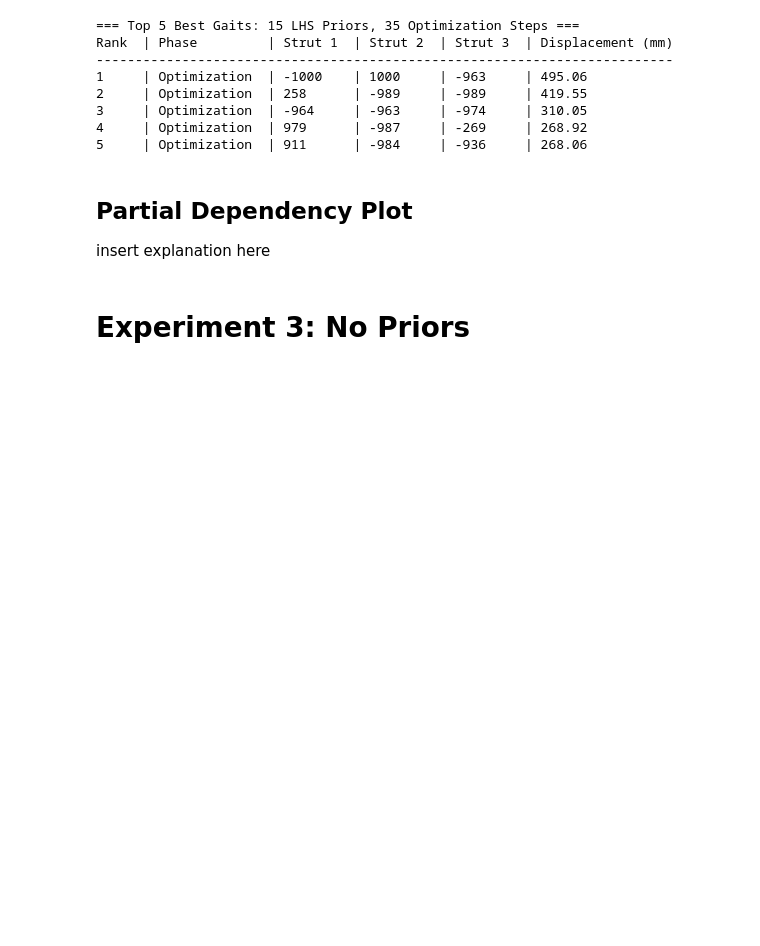
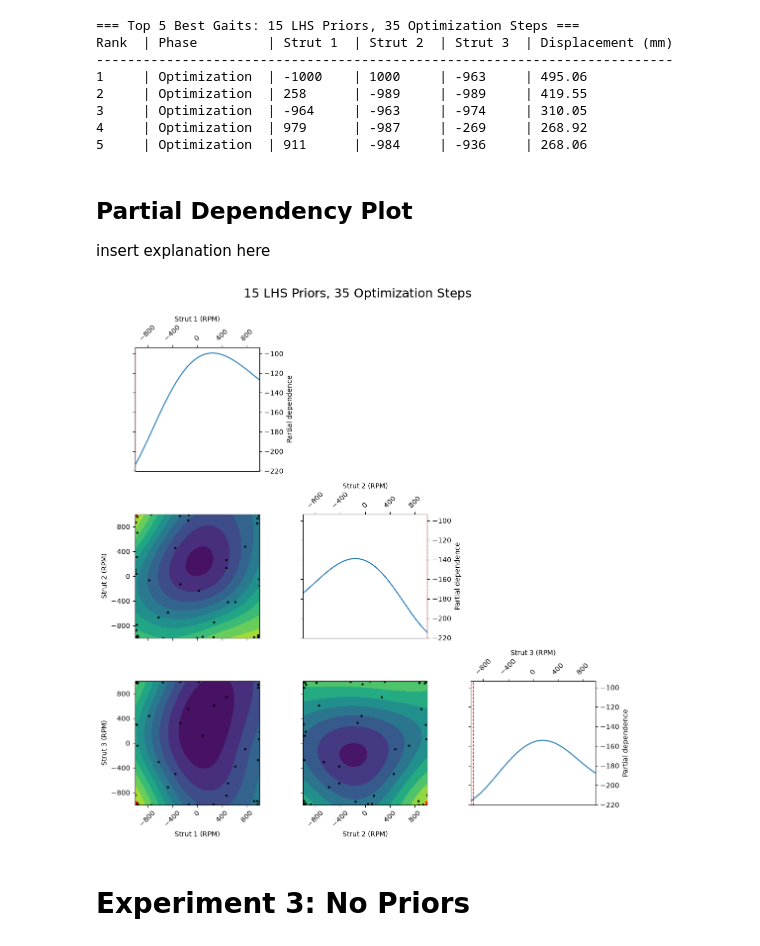
Before and after one commit to UnionEvoRobo/SPVVVECTR, a Jupyter notebook: Python-BT-Control/Better-BLE-Control/visualization_bo_skopt.ipynb, the cells around one changed output. Drawn from its saved outputs; the diff is of its cells as text; code cells hidden in the pictures; blank space fills up the shorter version.

```diff
--- a/Python-BT-Control/Better-BLE-Control/visualization_bo_skopt.ipynb
+++ b/Python-BT-Control/Better-BLE-Control/visualization_bo_skopt.ipynb
@@ -156,6 +196,10 @@ Rank  | Phase         | Strut 1  | Strut 2  | Strut 3  | Displacement (mm)
 # %% [markdown]
 ## Partial Dependency Plot
 insert explanation here
+# %%
+plot_partial_dependence('./bo_results_lhs_priors/bo_model_20260728_143448.pkl', title="15 LHS Priors, 35 Optimization Steps")
+# %% [output]
+[figure, added]
 # %% [markdown]
 # Experiment 3: No Priors
 # %% [markdown]
```
Also changed, not shown: parts of 7 cells of this notebook.
